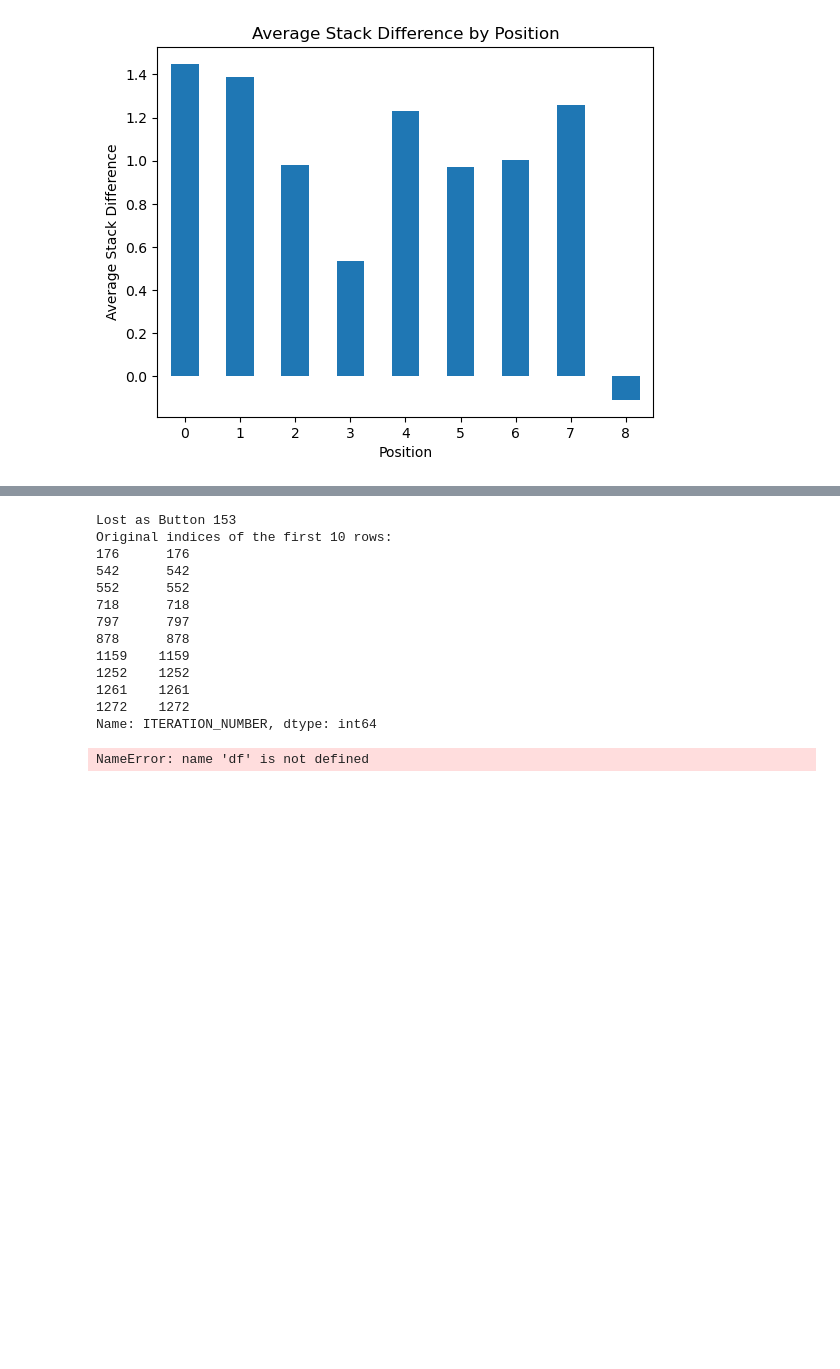
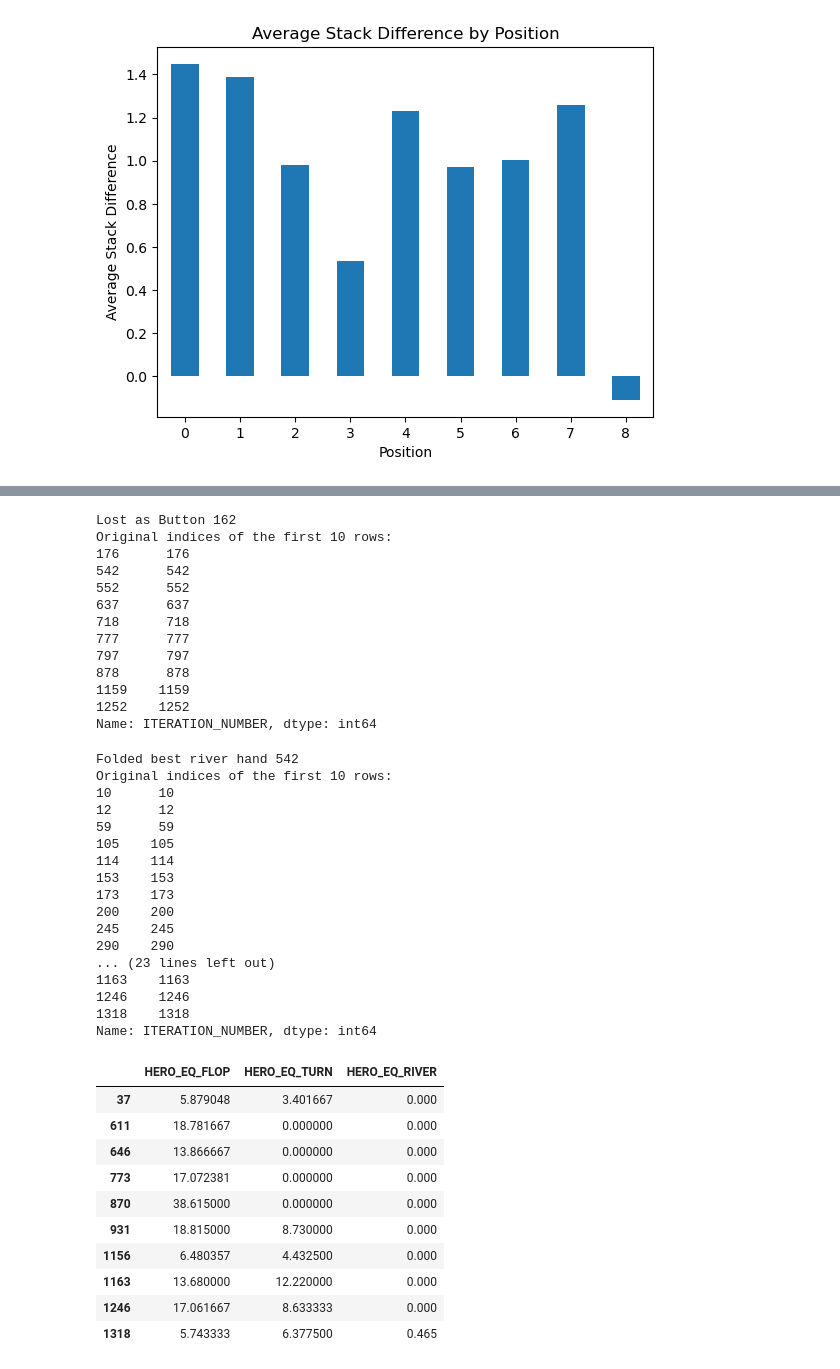
Before and after one commit to eric7237cire/poker_eval, a Jupyter notebook: python/Analyze.ipynb, the cells around one changed output, grey strips where cells are left out. Saved outputs shown, nothing was run; the diff lists cells and outputs as text; code cells hidden in the pictures; blank space fills up the shorter version.

```diff
--- a/python/Analyze.ipynb
+++ b/python/Analyze.ipynb
@@ -63,15 +74,21 @@ Won showdown: 31.78%
 # %%
+from pathlib import Path
+import pandas as pd
+import sys
+import os
+to_include = '/home/jovyan/work'
+if to_include not in sys.path:
+    sys.path.append(to_include)
+import analyze_helper
+import importlib
+importlib.reload(analyze_helper)
+
+df = analyze_helper.get_all_hands_df()
+
 # Print indicies when lost as button (index 8 with 9 players)
 
 lost_as_button = df[ (df['STACK_DIFF'] < -15) & (df['POSITION'] == 8) ]
 
-# Get the original DataFrame indices for the first 10 rows of the filtered DataFrame
-def print_first_10(filtered_df, desc: str):
-    first_10_indices = filtered_df.head(10)["ITERATION_NUMBER"]
-
-    print(f"{desc} {len(filtered_df)}")
-    print("Original indices of the first 10 rows:")
-    print(first_10_indices)
 
 print_first_10(lost_as_button, "Lost as Button")
 # Url is http://localhost:5173/poker_eval/hh/1261.json
@@ -79,38 +96,78 @@ print_first_10(lost_as_button, "Lost as Button")
 
 # print(row['STACK_DIFF'])
 # %% [output]
-Lost as Button 153
+Lost as Button 162
 Original indices of the first 10 rows:
 176      176
 542      542
 552      552
+637      637
 718      718
+777      777
 797      797
 878      878
 1159    1159
 1252    1252
-1261    1261
-1272    1272
 Name: ITERATION_NUMBER, dtype: int64
 # %%
+from pathlib import Path
+import pandas as pd
+import sys
+import os
+to_include = '/home/jovyan/work'
+if to_include not in sys.path:
+    sys.path.append(to_include)
+import analyze_helper
+import importlib
+importlib.reload(analyze_helper)
+
+df = analyze_helper.get_all_hands_df()
+
 # Has hero ever folded the best hand
 
 folded_best = df[ (df['HND_RNK_RIVER'] == 1) & (df['STACK_DIFF'] < 0) ]
 
 print_first_10(folded_best, f"Folded best river hand")
 
 folded_best = df[ (df['HND_RNK_TURN'] == 1) & (df['STACK_DIFF'] < 0) ]
 
 print_first_10(folded_best, f"Folded best turn hand")
 
 df['IN_SHOWDOWN'] = df['IN_SHOWDOWN'].astype(bool)
 # print(df['IN_SHOWDOWN'].unique())
 folded_best = df[ (df['HND_RNK_FLOP'] == 1) & (df['STACK_DIFF'] < -1) & (df['IN_SHOWDOWN'] == False) ]
 
 print_first_10(folded_best, f"Folded best flop hand")
 
 folded_best.head(10)[['HERO_EQ_FLOP', 'HERO_EQ_TURN', 'HERO_EQ_RIVER']] * 100
 # %% [output]
-NameError: name 'df' is not defined
+Folded best river hand 542
+Original indices of the first 10 rows:
+10      10
+12      12
+59      59
+105    105
+114    114
+153    153
+173    173
+200    200
+245    245
+290    290
+... (23 lines left out)
+1163    1163
+1246    1246
+1318    1318
+Name: ITERATION_NUMBER, dtype: int64
+|  | HERO_EQ_FLOP | HERO_EQ_TURN | HERO_EQ_RIVER |
+| 37 | 5.879048 | 3.401667 | 0.000 |
+| 611 | 18.781667 | 0.000000 | 0.000 |
+| 646 | 13.866667 | 0.000000 | 0.000 |
+| 773 | 17.072381 | 0.000000 | 0.000 |
+| 870 | 38.615000 | 0.000000 | 0.000 |
+| 931 | 18.815000 | 8.730000 | 0.000 |
+| 1156 | 6.480357 | 4.432500 | 0.000 |
+| 1163 | 13.680000 | 12.220000 | 0.000 |
+| 1246 | 17.061667 | 8.633333 | 0.000 |
+| 1318 | 5.743333 | 6.377500 | 0.465 |
 # %%
 from pathlib import Path
```
Also changed, not shown: parts of 3 cells of this notebook, 5 other files.
